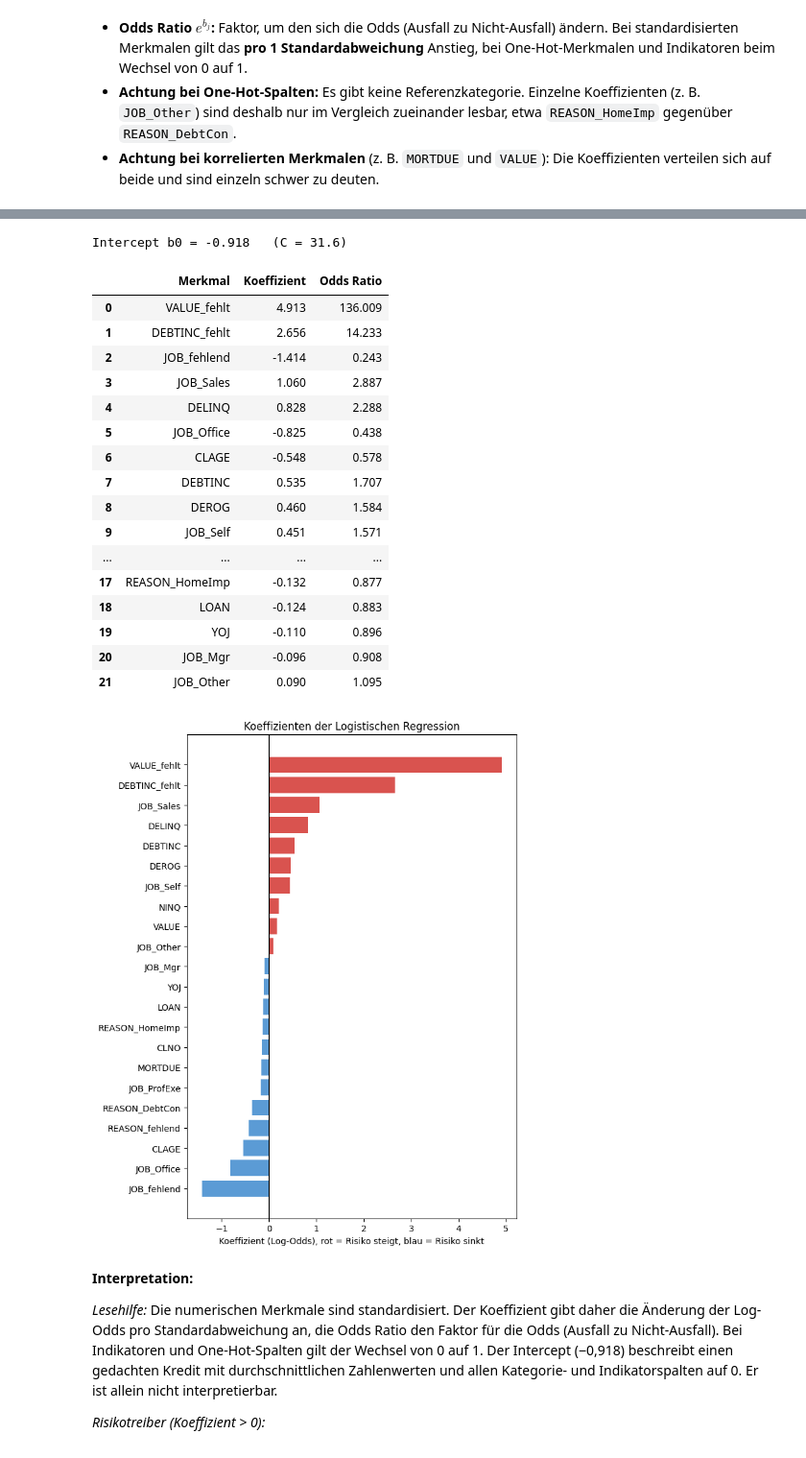
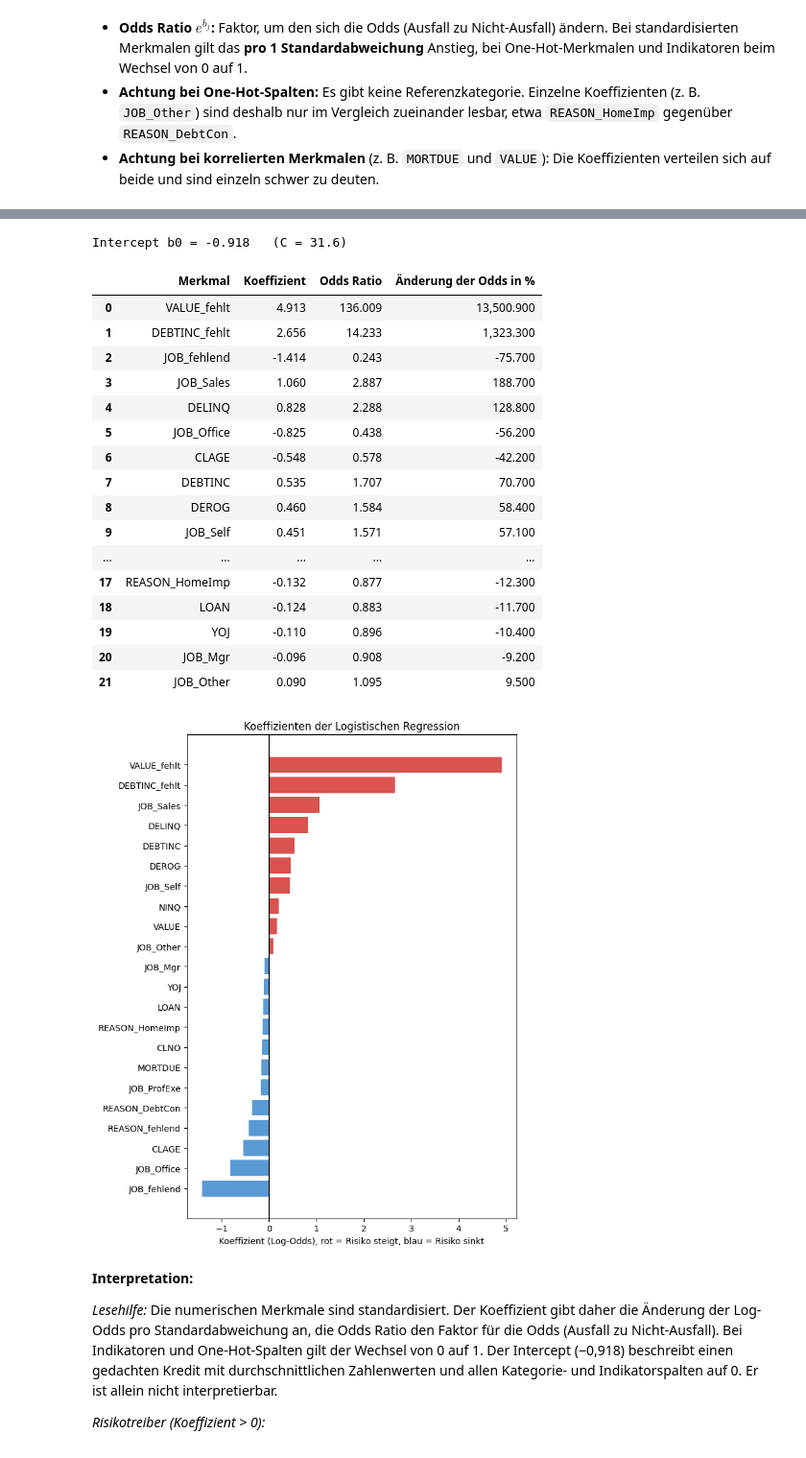
Before and after one commit to SvenSchild/XAI_hmeq-kreditrisikoanalyse, a Jupyter notebook: HMEQ_Logistische_Regression.ipynb, the cells around one changed output, grey strips where cells are left out. Shown at 96% size. Cells and saved outputs as stored; diff of their text form; code cells hidden in the pictures.

```diff
--- a/HMEQ_Logistische_Regression.ipynb
+++ b/HMEQ_Logistische_Regression.ipynb
@@ -142,42 +277,43 @@ Die Logistische Regression berechnet zunächst einen Wert (Log-Odds): $\text{log
 # %%
 clf = model.named_steps["clf"]
 names = [n.split("__", 1)[1] for n in model.named_steps["prep"].get_feature_names_out()]
 
 coef = pd.DataFrame({"Merkmal": names, "Koeffizient": clf.coef_[0]})
 coef["Odds Ratio"] = np.exp(coef["Koeffizient"])
+coef["Änderung der Odds in %"] = ((coef["Odds Ratio"] - 1) * 100).round(1)
 coef = coef.reindex(coef["Koeffizient"].abs().sort_values(ascending=False).index).reset_index(drop=True)
 
 print(f"Intercept b0 = {clf.intercept_[0]:.3f}   (C = {clf.C:.3g})")
 display(coef)
 
 plot_df = coef.sort_values("Koeffizient")
 plt.figure(figsize=(7, 0.35 * len(plot_df) + 1))
 plt.barh(plot_df["Merkmal"], plot_df["Koeffizient"],
          color=np.where(plot_df["Koeffizient"] > 0, "#d9534f", "#5b9bd5"))
 plt.axvline(0, color="black", lw=0.8)
 plt.xlabel("Koeffizient (Log-Odds), rot = Risiko steigt, blau = Risiko sinkt")
 plt.title("Koeffizienten der Logistischen Regression")
 plt.tight_layout()
 plt.show()
 # %% [output]
 Intercept b0 = -0.918   (C = 31.6)
-|  | Merkmal | Koeffizient | Odds Ratio |
-| 0 | VALUE_fehlt | 4.913 | 136.009 |
-| 1 | DEBTINC_fehlt | 2.656 | 14.233 |
-| 2 | JOB_fehlend | -1.414 | 0.243 |
-| 3 | JOB_Sales | 1.060 | 2.887 |
-| 4 | DELINQ | 0.828 | 2.288 |
-| 5 | JOB_Office | -0.825 | 0.438 |
-| 6 | CLAGE | -0.548 | 0.578 |
-| 7 | DEBTINC | 0.535 | 1.707 |
-| 8 | DEROG | 0.460 | 1.584 |
-| 9 | JOB_Self | 0.451 | 1.571 |
-| ... | ... | ... | ... |
-| 17 | REASON_HomeImp | -0.132 | 0.877 |
-| 18 | LOAN | -0.124 | 0.883 |
-| 19 | YOJ | -0.110 | 0.896 |
-| 20 | JOB_Mgr | -0.096 | 0.908 |
-| 21 | JOB_Other | 0.090 | 1.095 |
+|  | Merkmal | Koeffizient | Odds Ratio | Änderung der Odds in % |
+| 0 | VALUE_fehlt | 4.913 | 136.009 | 13,500.900 |
+| 1 | DEBTINC_fehlt | 2.656 | 14.233 | 1,323.300 |
+| 2 | JOB_fehlend | -1.414 | 0.243 | -75.700 |
+| 3 | JOB_Sales | 1.060 | 2.887 | 188.700 |
+| 4 | DELINQ | 0.828 | 2.288 | 128.800 |
+| 5 | JOB_Office | -0.825 | 0.438 | -56.200 |
+| 6 | CLAGE | -0.548 | 0.578 | -42.200 |
+| 7 | DEBTINC | 0.535 | 1.707 | 70.700 |
+| 8 | DEROG | 0.460 | 1.584 | 58.400 |
+| 9 | JOB_Self | 0.451 | 1.571 | 57.100 |
+| ... | ... | ... | ... | ... |
+| 17 | REASON_HomeImp | -0.132 | 0.877 | -12.300 |
+| 18 | LOAN | -0.124 | 0.883 | -11.700 |
+| 19 | YOJ | -0.110 | 0.896 | -10.400 |
+| 20 | JOB_Mgr | -0.096 | 0.908 | -9.200 |
+| 21 | JOB_Other | 0.090 | 1.095 | 9.500 |
 [figure]
 # %% [markdown]
 **Interpretation:**
```
Also changed, not shown: parts of 16 cells of this notebook.
